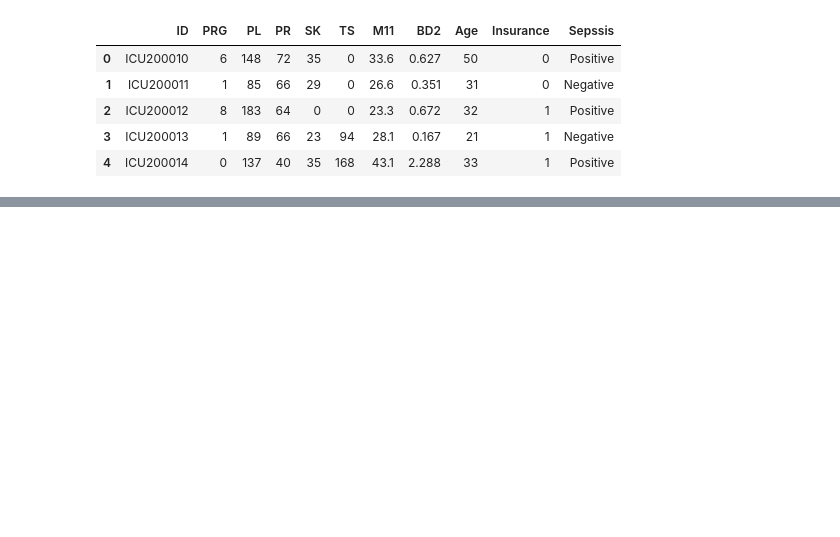
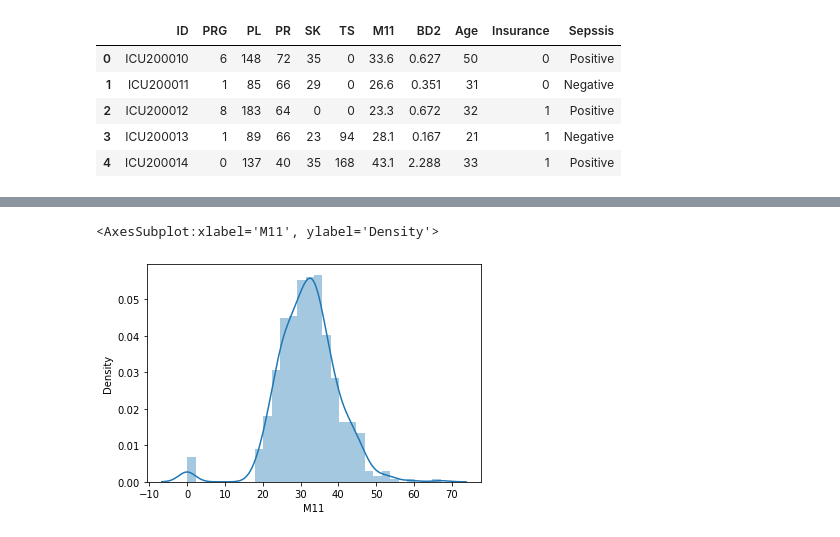
Before and after one commit to mixmav/machine-learning-A1-RMIT, a Jupyter notebook: solution/s3783375.ipynb, the cells around one changed output, grey strips where cells are left out. Saved outputs shown, nothing was run; the diff lists cells and outputs as text; code cells hidden in the pictures; blank space fills up the shorter version.

```diff
--- a/solution/s3783375.ipynb
+++ b/solution/s3783375.ipynb
@@ -41,0 +119,5 @@ VBox(children=(Tab(children=(Tab(children=(GridBox(children=(VBox(children=(Grid
+# %%
+sns.distplot(patients['M11'])
+# %% [output]
+<AxesSubplot:xlabel='M11', ylabel='Density'>
+[figure, added]
```
Also changed, not shown: parts of 19 cells of this notebook, 1 other file.
